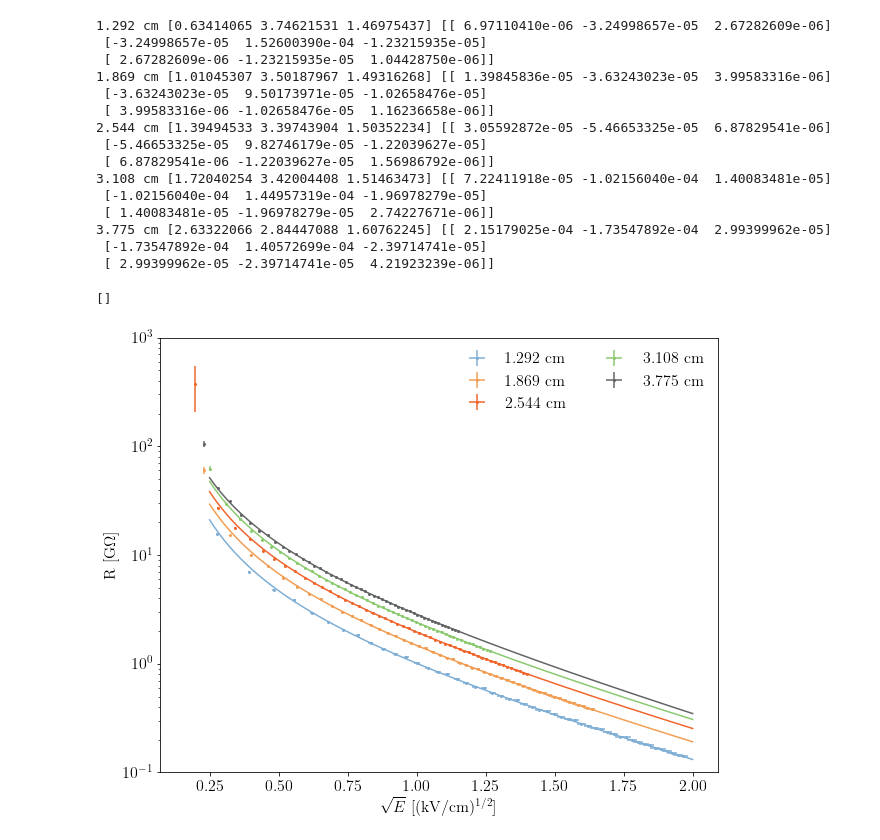
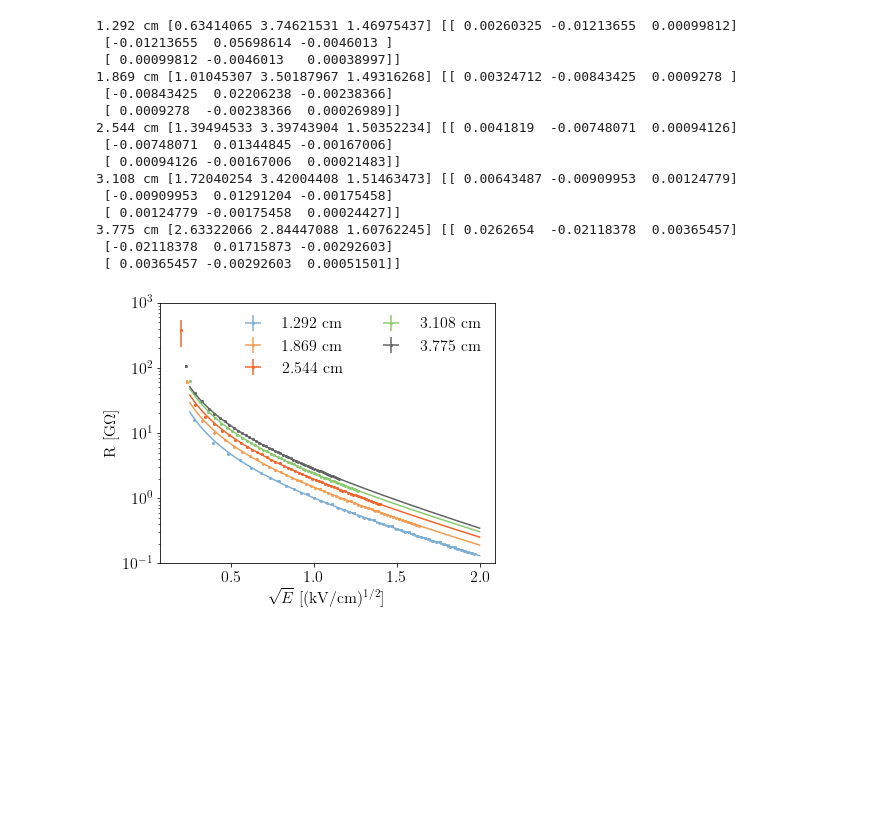
Before and after one commit to DanielMDouglas/DR8plots, a Jupyter notebook: DR8plots.ipynb, the cells around one changed output. Cells and saved outputs as stored; diff of their text form; code cells hidden in the pictures; blank space fills up the shorter version.

```diff
--- a/DR8plots.ipynb
+++ b/DR8plots.ipynb
@@ -37,15 +37,15 @@ def quadr_sum(*args):
 # %%
 ### MSU TLM Plot 1: voltage vs. current
 
-data = [{"file": "MSU_TLM_data/sample2.dat",
+data = [{"file": "MSU_TLM_data/TLM_length/sample2.dat",
          "label": r'1.292 cm'},
-        {"file": "MSU_TLM_data/sample4.dat",
+        {"file": "MSU_TLM_data/TLM_length/sample4.dat",
          "label": r'1.869 cm'},
-        {"file": "MSU_TLM_data/sample1.dat",
+        {"file": "MSU_TLM_data/TLM_length/sample1.dat",
          "label": r'2.544 cm'},
-        {"file": "MSU_TLM_data/sample5.dat",
+        {"file": "MSU_TLM_data/TLM_length/sample5.dat",
          "label": r'3.108 cm'},
-        {"file": "MSU_TLM_data/sample3.dat",
+        {"file": "MSU_TLM_data/TLM_length/sample3.dat",
          "label": r'3.775 cm'},]
 
 fig = plt.figure()
@@ -73,4 +73,6 @@ for item in data:
 ax.legend(ncol = 2, frameon = False)
 ax.set_xlabel(r'Voltage [kV]')
 ax.set_ylabel(r'Current [mA]')
+
+plt.savefig('TLM_length_current.png', dpi = 300)
 # %% [output]
@@ -81,6 +82,13 @@ Text(0, 0.5, 'Current [mA]')
 
 def R_model(E, R0, E0, a):
     return R0*np.exp(np.sqrt(E0/E) - a*E)
+
+def dR_model(E, R0, E0, a, pcov):
+    grad = np.array([R_model(E, R0, E0, a)/R0, # dR/dR0
+                     R_model(E, R0, E0, a)/(2*np.sqrt(E*E0)), # dR/dE0
+                     R_model(E, R0, E0, a)*E # dR/da
+                    ])
+    return np.sqrt(np.dot(grad, np.dot(pcov, grad)))
 
 starting_values = (1, 1, 1)
 optBounds = ([1e-5, 1e-1, 1e-3],[1e1, 50, 1e3])
@@ -104,23 +112,23 @@ optBounds = ([1e-5, 1e-1, 1e-3],[1e1, 50, 1e3])
 #optBounds = ([1e-5, 1e-1],[1e1, 5e2])
 
 
-data = [{"file": "MSU_TLM_data/sample2.dat",
+data = [{"file": "MSU_TLM_data/TLM_length/sample2.dat",
          "length": 1.292,
          "label": r'1.292 cm',
          "color": DUNEblue},
-        {"file": "MSU_TLM_data/sample4.dat",
+        {"file": "MSU_TLM_data/TLM_length/sample4.dat",
          "length": 1.869,
          "label": r'1.869 cm',
          "color": DUNElightOrange},
-        {"file": "MSU_TLM_data/sample1.dat",
+        {"file": "MSU_TLM_data/TLM_length/sample1.dat",
          "length": 2.544,
          "label": r'2.544 cm',
          "color": DUNEdarkOrange},
-        {"file": "MSU_TLM_data/sample5.dat",
+        {"file": "MSU_TLM_data/TLM_length/sample5.dat",
          "length": 3.108,
          "label": r'3.108 cm',
          "color": DUNEgreen},
-        {"file": "MSU_TLM_data/sample3.dat",
+        {"file": "MSU_TLM_data/TLM_length/sample3.dat",
          "length": 3.775,
          "label": r'3.775 cm',
          "color": DUNEgray},]
@@ -166,48 +174,49 @@ for item in data:
 
     #print (starting_values)
     #print (R_model(sqrtE, *starting_values))
     popt, pcov = curve_fit(R_model,
                            sqrtE[1:], R[1:],
                            sigma= dR[1:],
-                           absolute_sigma = True,
+                           #absolute_sigma = True,
                            p0 = starting_values,
                            bounds = optBounds)
 
     #print (item["label"])
     #print (popt, pcov)
     if np.any(pcov[np.isfinite(pcov)]):
         print(item["label"], popt, pcov)
         fineSqrtE = np.linspace(0.25, 2, 1000)
         plt.plot(fineSqrtE,
                  R_model(fineSqrtE, *popt),
                  color = item["color"])
         item["popt"] = popt
         item["pcov"] = pcov
 
 ax.legend(ncol = 2, frameon = False)
 ax.set_xlabel(r'$\sqrt{E}$ [(kV/cm)$^{1/2}$]')
 ax.set_ylabel(r'R [G$\Omega$]')
 
 #plt.plot(fineSqrtE, R_model(fineSqrtE, *starting_values))
 
 ax.set_ylim(1e-1 ,1e3)
 
 plt.semilogy()
+
+plt.savefig('TLM_length_resistance.png', dpi = 300)
 # %% [output]
-1.292 cm [0.63414065 3.74621531 1.46975437] [[ 6.97110410e-06 -3.24998657e-05  2.67282609e-06]
- [-3.24998657e-05  1.52600390e-04 -1.23215935e-05]
- [ 2.67282609e-06 -1.23215935e-05  1.04428750e-06]]
-1.869 cm [1.01045307 3.50187967 1.49316268] [[ 1.39845836e-05 -3.63243023e-05  3.99583316e-06]
- [-3.63243023e-05  9.50173971e-05 -1.02658476e-05]
- [ 3.99583316e-06 -1.02658476e-05  1.16236658e-06]]
-2.544 cm [1.39494533 3.39743904 1.50352234] [[ 3.05592872e-05 -5.46653325e-05  6.87829541e-06]
- [-5.46653325e-05  9.82746179e-05 -1.22039627e-05]
- [ 6.87829541e-06 -1.22039627e-05  1.56986792e-06]]
-3.108 cm [1.72040254 3.42004408 1.51463473] [[ 7.22411918e-05 -1.02156040e-04  1.40083481e-05]
- [-1.02156040e-04  1.44957319e-04 -1.96978279e-05]
- [ 1.40083481e-05 -1.96978279e-05  2.74227671e-06]]
-3.775 cm [2.63322066 2.84447088 1.60762245] [[ 2.15179025e-04 -1.73547892e-04  2.99399962e-05]
- [-1.73547892e-04  1.40572699e-04 -2.39714741e-05]
- [ 2.99399962e-05 -2.39714741e-05  4.21923239e-06]]
+1.292 cm [0.63414065 3.74621531 1.46975437] [[ 0.00260325 -0.01213655  0.00099812]
+ [-0.01213655  0.05698614 -0.0046013 ]
+ [ 0.00099812 -0.0046013   0.00038997]]
+1.869 cm [1.01045307 3.50187967 1.49316268] [[ 0.00324712 -0.00843425  0.0009278 ]
+ [-0.00843425  0.02206238 -0.00238366]
+ [ 0.0009278  -0.00238366  0.00026989]]
+2.544 cm [1.39494533 3.39743904 1.50352234] [[ 0.0041819  -0.00748071  0.00094126]
+ [-0.00748071  0.01344845 -0.00167006]
+ [ 0.00094126 -0.00167006  0.00021483]]
+3.108 cm [1.72040254 3.42004408 1.51463473] [[ 0.00643487 -0.00909953  0.00124779]
+ [-0.00909953  0.01291204 -0.00175458]
+ [ 0.00124779 -0.00175458  0.00024427]]
+3.775 cm [2.63322066 2.84447088 1.60762245] [[ 0.0262654  -0.02118378  0.00365457]
+ [-0.02118378  0.01715873 -0.00292603]
+ [ 0.00365457 -0.00292603  0.00051501]]
-[]
-[figure, old version]
+[figure, new version]
```
Also changed, not shown: parts of 7 cells of this notebook.
